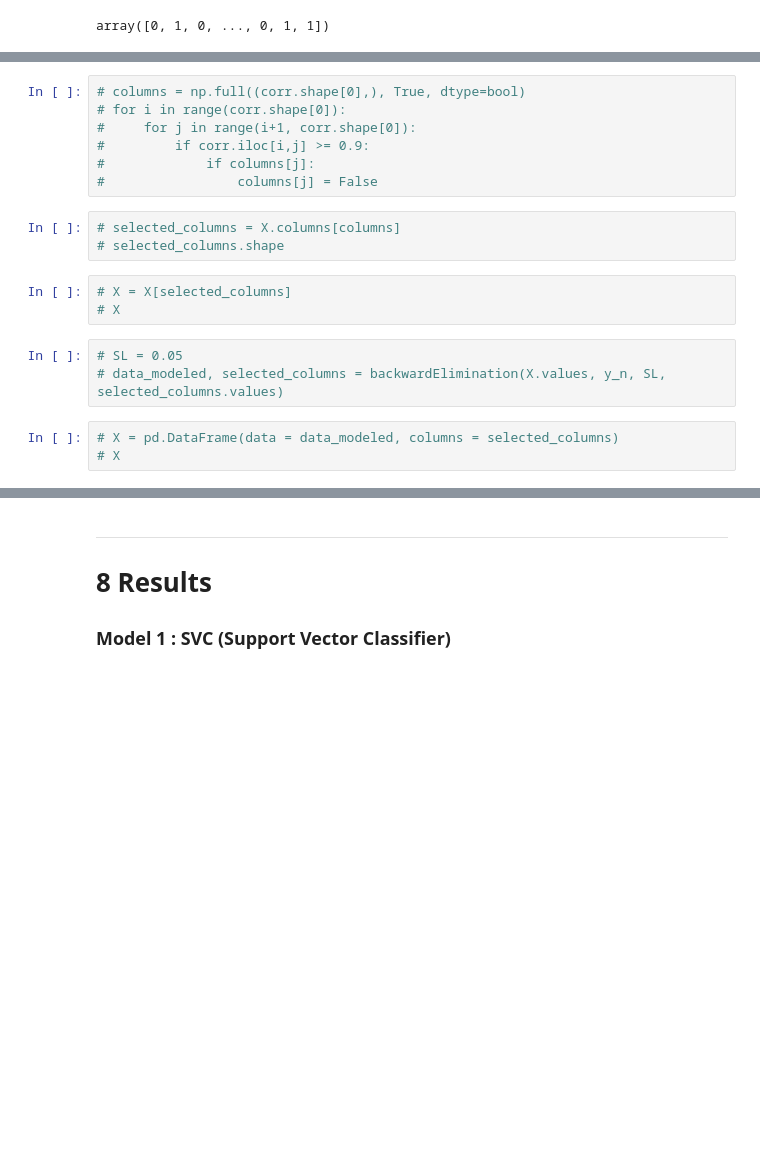
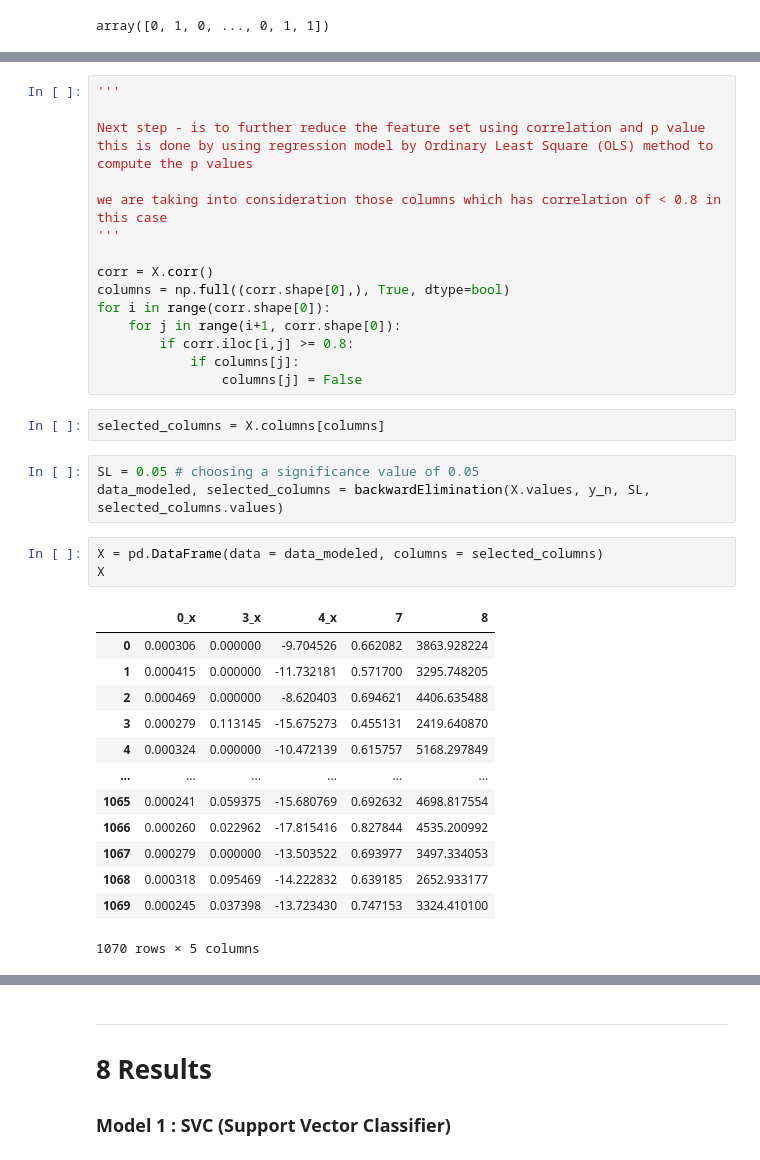
Before and after one commit to arkochatterjee/qmul-mLEnd-project, a Jupyter notebook: advanced.ipynb, the cells around one changed output, grey strips where cells are left out. Saved outputs shown, nothing was run; the diff lists cells and outputs as text; blank space fills up the shorter version.

```diff
--- a/advanced.ipynb
+++ b/advanced.ipynb
@@ -542,22 +560,41 @@ array([0, 1, 0, ..., 0, 1, 1])
 # %%
-# columns = np.full((corr.shape[0],), True, dtype=bool)
-# for i in range(corr.shape[0]):
-#     for j in range(i+1, corr.shape[0]):
-#         if corr.iloc[i,j] >= 0.9:
-#             if columns[j]:
-#                 columns[j] = False
+'''
+
+Next step - is to further reduce the feature set using correlation and p value
+this is done by using regression model by Ordinary Least Square (OLS) method to compute the p values
+
+we are taking into consideration those columns which has correlation of < 0.8 in this case
+'''
+
+corr = X.corr()
+columns = np.full((corr.shape[0],), True, dtype=bool)
+for i in range(corr.shape[0]):
+    for j in range(i+1, corr.shape[0]):
+        if corr.iloc[i,j] >= 0.8:
+            if columns[j]:
+                columns[j] = False
 # %%
-# selected_columns = X.columns[columns]
-# selected_columns.shape
+selected_columns = X.columns[columns]
-# %%
-# X = X[selected_columns]
-# X
 # %%
-# SL = 0.05
-# data_modeled, selected_columns = backwardElimination(X.values, y_n, SL, selected_columns.values)
+SL = 0.05 # choosing a significance value of 0.05
+data_modeled, selected_columns = backwardElimination(X.values, y_n, SL, selected_columns.values)
 # %%
-# X = pd.DataFrame(data = data_modeled, columns = selected_columns)
-# X
+X = pd.DataFrame(data = data_modeled, columns = selected_columns)
+X
+# %% [output]
+|  | 0_x | 3_x | 4_x | 7 | 8 |
+| 0 | 0.000306 | 0.000000 | -9.704526 | 0.662082 | 3863.928224 |
+| 1 | 0.000415 | 0.000000 | -11.732181 | 0.571700 | 3295.748205 |
+| 2 | 0.000469 | 0.000000 | -8.620403 | 0.694621 | 4406.635488 |
+| 3 | 0.000279 | 0.113145 | -15.675273 | 0.455131 | 2419.640870 |
+| 4 | 0.000324 | 0.000000 | -10.472139 | 0.615757 | 5168.297849 |
+| ... | ... | ... | ... | ... | ... |
+| 1065 | 0.000241 | 0.059375 | -15.680769 | 0.692632 | 4698.817554 |
+| 1066 | 0.000260 | 0.022962 | -17.815416 | 0.827844 | 4535.200992 |
+| 1067 | 0.000279 | 0.000000 | -13.503522 | 0.693977 | 3497.334053 |
+| 1068 | 0.000318 | 0.095469 | -14.222832 | 0.639185 | 2652.933177 |
+| 1069 | 0.000245 | 0.037398 | -13.723430 | 0.747153 | 3324.410100 |
+1070 rows × 5 columns
 # %%
 '''
 
```
Also changed, not shown: parts of 18 cells of this notebook, 1 other file.
